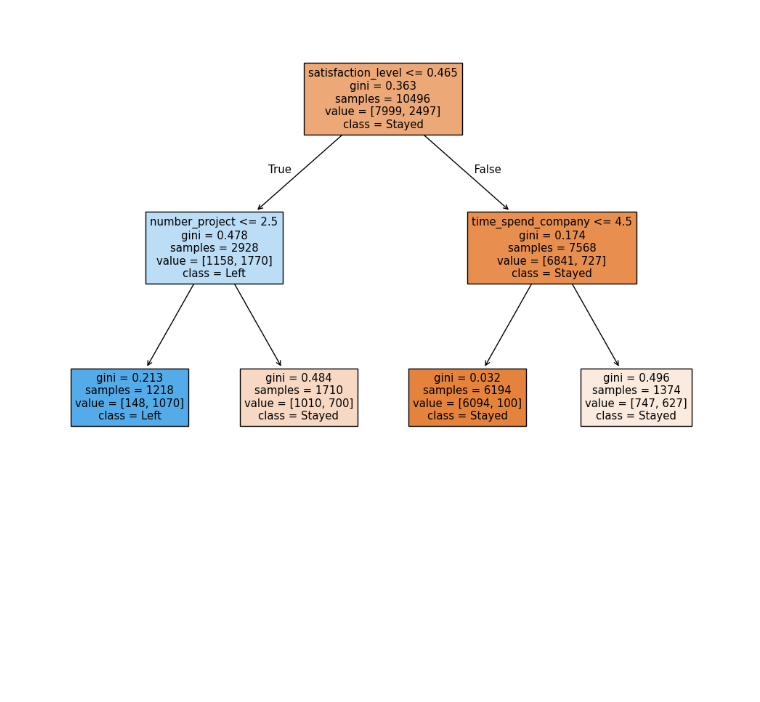
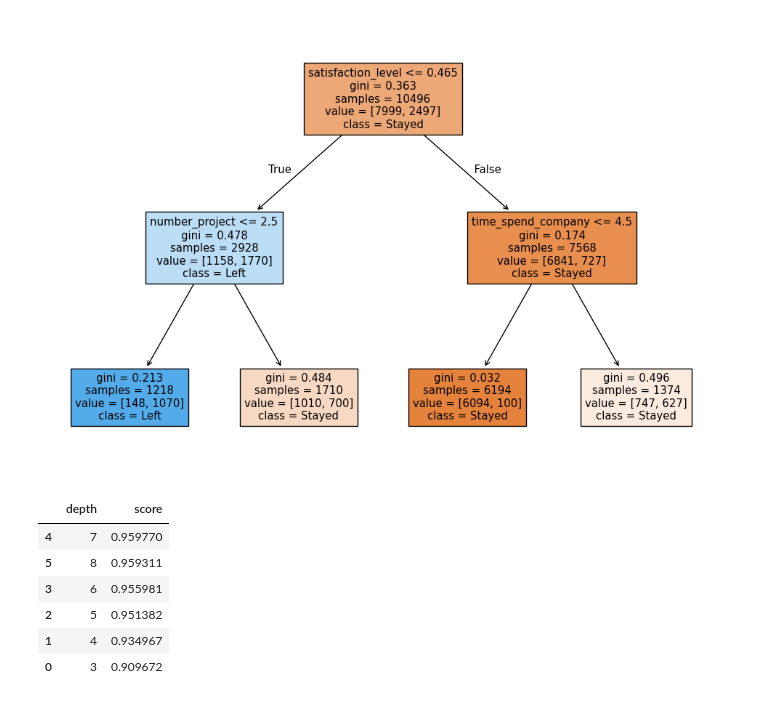
Before and after one commit to DAI-ai-code/Machine-Learning, a Jupyter notebook: day6/3_Decision_tree_GR.ipynb, the cells around one changed output. Cells and saved outputs as stored; diff of their text form; code cells hidden in the pictures; blank space fills up the shorter version.

```diff
--- a/day6/3_Decision_tree_GR.ipynb
+++ b/day6/3_Decision_tree_GR.ipynb
@@ -38,3 +38,23 @@ plot_tree(dts, feature_names=X_train_trns.columns, class_names=['Stayed','Left']
 plt.show()
 # %% [output]
 [figure]
+# %%
+depths = [3, 4, 5, 6, 7, 8]
+
+scores = []
+for d in depths:
+    dtc = DecisionTreeClassifier(random_state=25, max_depth=d)
+    dtc.fit(X_train_trns, y_train)
+    y_pred = dtc.predict(X_test_trns)
+    scores.append([d, f1_score(y_test, y_pred, pos_label=1)])
+
+scores = pd.DataFrame(scores, columns=['depth', 'score'])
+scores.sort_values('score', ascending=False)
+# %% [output]
+|  | depth | score |
+| 4 | 7 | 0.959770 |
+| 5 | 8 | 0.959311 |
+| 3 | 6 | 0.955981 |
+| 2 | 5 | 0.951382 |
+| 1 | 4 | 0.934967 |
+| 0 | 3 | 0.909672 |
```
Also changed, not shown: parts of 1 cell of this notebook, 1 other file.
